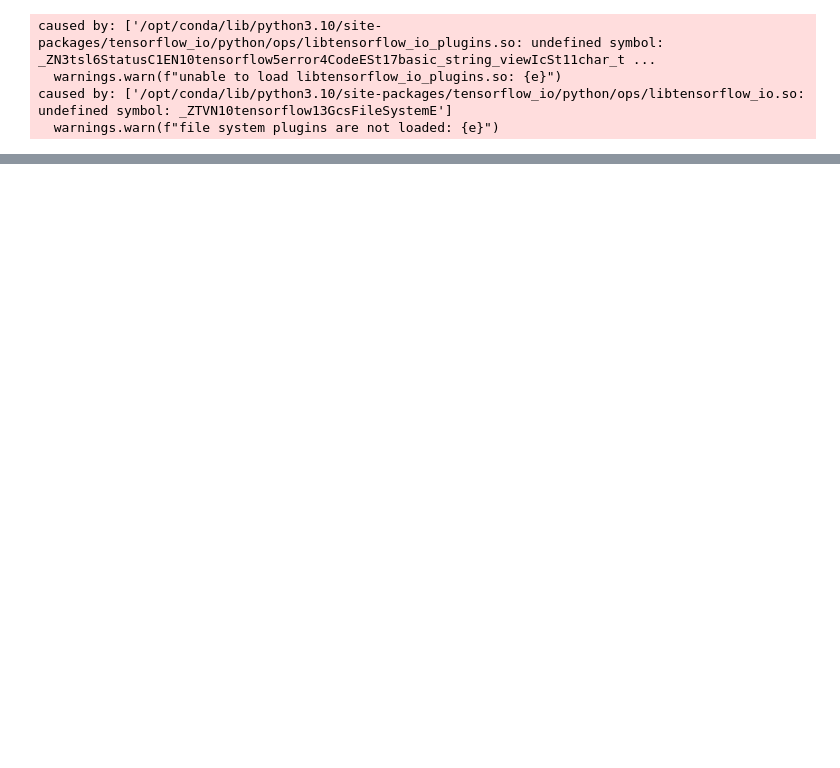
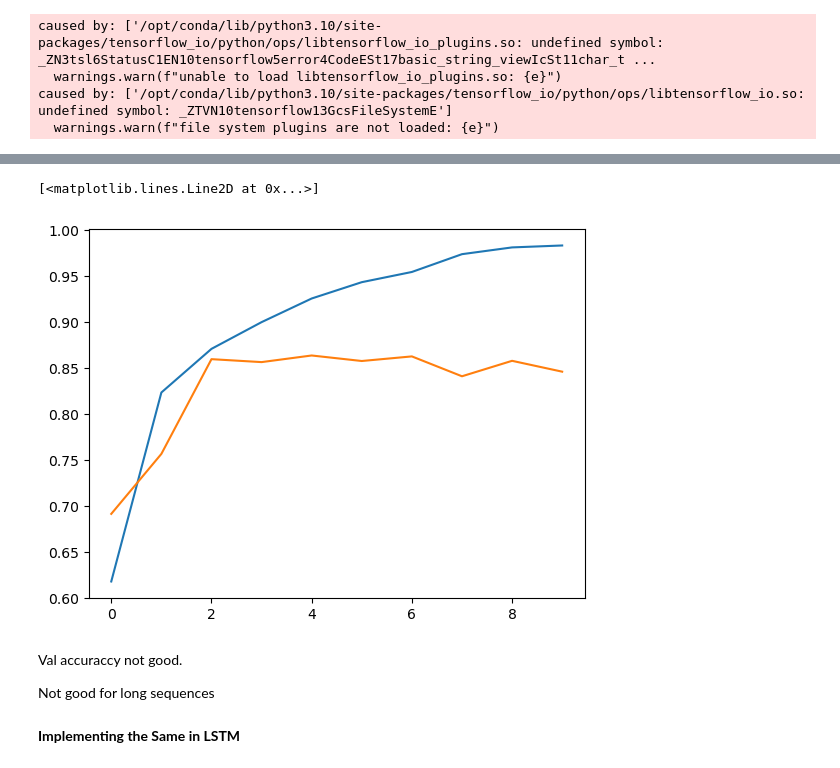
Before and after one commit to Vishh277/Natural-Language-Processing, a Jupyter notebook: Simple RNN Implementation.ipynb, the cells around one changed output, grey strips where cells are left out. Saved outputs shown, nothing was run; the diff lists cells and outputs as text; code cells hidden in the pictures; blank space fills up the shorter version.

Commit message:
Kaggle Notebook | Simple RNN Implementation | Version 2

```diff
--- a/Simple RNN Implementation.ipynb
+++ b/Simple RNN Implementation.ipynb
@@ -64,0 +139,5 @@ Prediction from our computation  [[-4.14472038]]
+# %%
+print('Loading Data....')
+(input_train,y_train),(input_test,y_test) = imdb.load_data(num_words=10000)
+print(len(input_train),'train sequences')
+print(len(input_test),'test sequences')
@@ -64,0 +150,6 @@ Prediction from our computation  [[-4.14472038]]
+# %%
+print('Pad Sequences (Samples x Time)')
+input_train = sequence.pad_sequences(input_train,maxlen=500)
+input_test = sequence.pad_sequences(input_test,maxlen=500)
+print('Input Train Shape',input_train.shape)
+print('Input Test Shape',input_test.shape)
@@ -64,0 +160,11 @@ Prediction from our computation  [[-4.14472038]]
+# %%
+from keras.layers import Dense
+
+model = Sequential()
+model.add(Embedding(10000,32))  # Legth 10000, 32 dim - One Hot Encoding
+model.add(SimpleRNN(32))
+model.add(Dense(1,activation='sigmoid'))
+
+model.compile(optimizer='rmsprop',loss='binary_crossentropy',metrics=['accuracy'])
+
+history = model.fit(input_train,y_train,epochs=10,batch_size=128,validation_split=0.2)
@@ -64,0 +192,14 @@ Prediction from our computation  [[-4.14472038]]
+# %%
+import matplotlib.pyplot as plt
+
+plt.plot(history.history['accuracy'])
+plt.plot(history.history['val_accuracy'])
+# %% [output]
+[<matplotlib.lines.Line2D at 0x...>]
+[figure, added]
+# %% [markdown]
+Val accuraccy not good.
+
+Not good for long sequences
+# %% [markdown]
+**Implementing the Same in LSTM**
```
Also changed, not shown: parts of 15 cells of this notebook.
